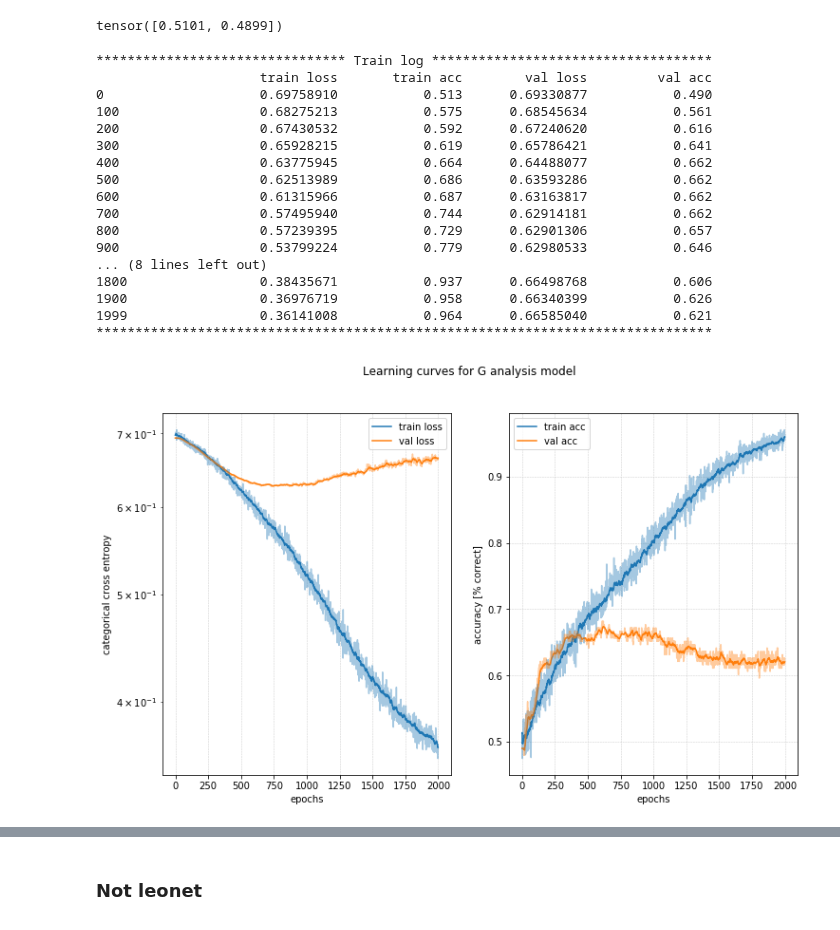
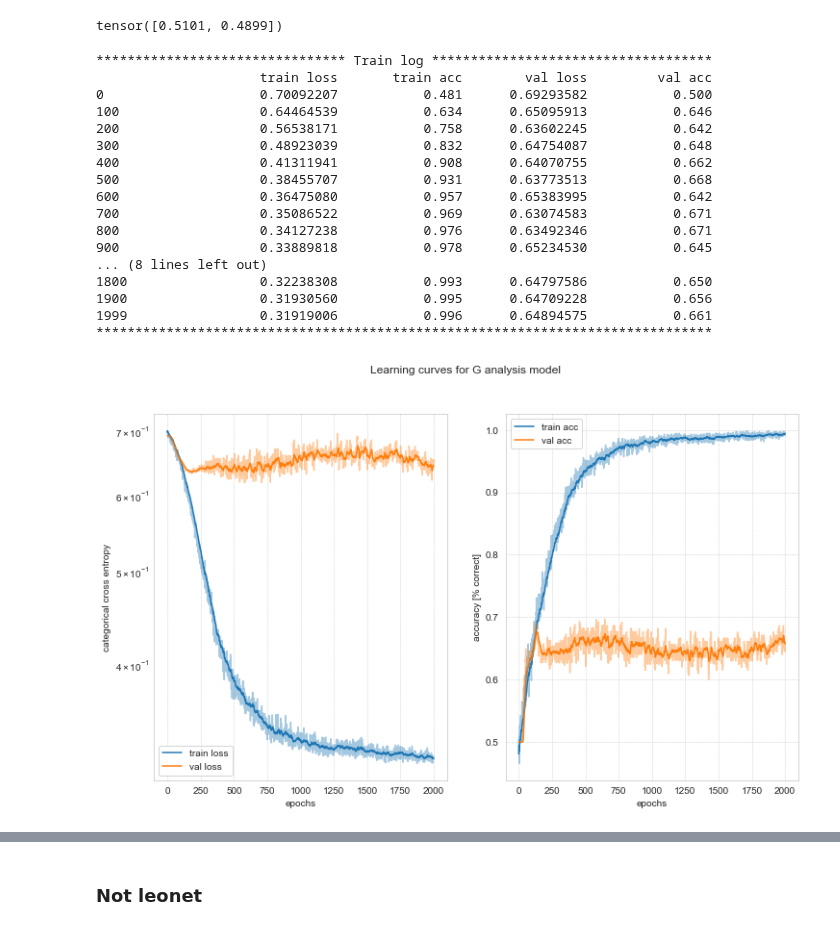
Before and after one commit to palexlee/DeepWololo, a Jupyter notebook: PA_notebook.ipynb, the cells around one changed output, grey strips where cells are left out. Saved outputs shown, nothing was run; the diff lists cells and outputs as text; code cells hidden in the pictures.

```diff
--- a/PA_notebook.ipynb
+++ b/PA_notebook.ipynb
@@ -148,36 +148,36 @@ tensor([0.5101, 0.4899])
 # %%
 shadow_modelG = denseG(flattened_size)
 
 crit_fun = lambda input_, target : (input_, target)
 y_hat_fun = lambda y: y.argmax(1)
 
 loss_fun = nn.CrossEntropyLoss()
-learning_rate = 0.01
+learning_rate = 0.05
 epochs = 2000
 
 batch_size = 1000
 batch_cap = 1000
 batch_fun = lambda x, y: x * (y // batch_cap + 1)
 
-mt = ModelTrainer(shadow_modelG, loss_fun, optim.SGD(shadow_modelG.parameters(), lr=learning_rate), y_hat_fun, crit_fun, batch_fun=batch_fun)
+mt = ModelTrainer(shadow_modelG, loss_fun, optim.SGD(shadow_modelG.parameters(), lr=learning_rate), y_hat_fun, crit_fun)
 hist = mt.fit(g_shadow_train_dataset, g_shadow_test_dataset, epochs=epochs, batch_size=batch_size, verbose=epochs/20)
 mt.plot_training("Learning curves for G analysis model")
 # %% [output]
 ******************************** Train log ************************************
                      train loss       train acc        val loss         val acc
-0                    0.69758910           0.513      0.69330877           0.490
-100                  0.68275213           0.575      0.68545634           0.561
-200                  0.67430532           0.592      0.67240620           0.616
-300                  0.65928215           0.619      0.65786421           0.641
-400                  0.63775945           0.664      0.64488077           0.662
-500                  0.62513989           0.686      0.63593286           0.662
-600                  0.61315966           0.687      0.63163817           0.662
-700                  0.57495940           0.744      0.62914181           0.662
-800                  0.57239395           0.729      0.62901306           0.657
-900                  0.53799224           0.779      0.62980533           0.646
+0                    0.70092207           0.481      0.69293582           0.500
+100                  0.64464539           0.634      0.65095913           0.646
+200                  0.56538171           0.758      0.63602245           0.642
+300                  0.48923039           0.832      0.64754087           0.648
+400                  0.41311941           0.908      0.64070755           0.662
+500                  0.38455707           0.931      0.63773513           0.668
+600                  0.36475080           0.957      0.65383995           0.642
+700                  0.35086522           0.969      0.63074583           0.671
+800                  0.34127238           0.976      0.63492346           0.671
+900                  0.33889818           0.978      0.65234530           0.645
 ... (8 lines left out)
-1800                 0.38435671           0.937      0.66498768           0.606
-1900                 0.36976719           0.958      0.66340399           0.626
-1999                 0.36141008           0.964      0.66585040           0.621
+1800                 0.32238308           0.993      0.64797586           0.650
+1900                 0.31930560           0.995      0.64709228           0.656
+1999                 0.31919006           0.996      0.64894575           0.661
 *******************************************************************************
-[figure, old version]
+[figure, new version]
```
Also changed, not shown: parts of 3 cells of this notebook, 2 other files.
